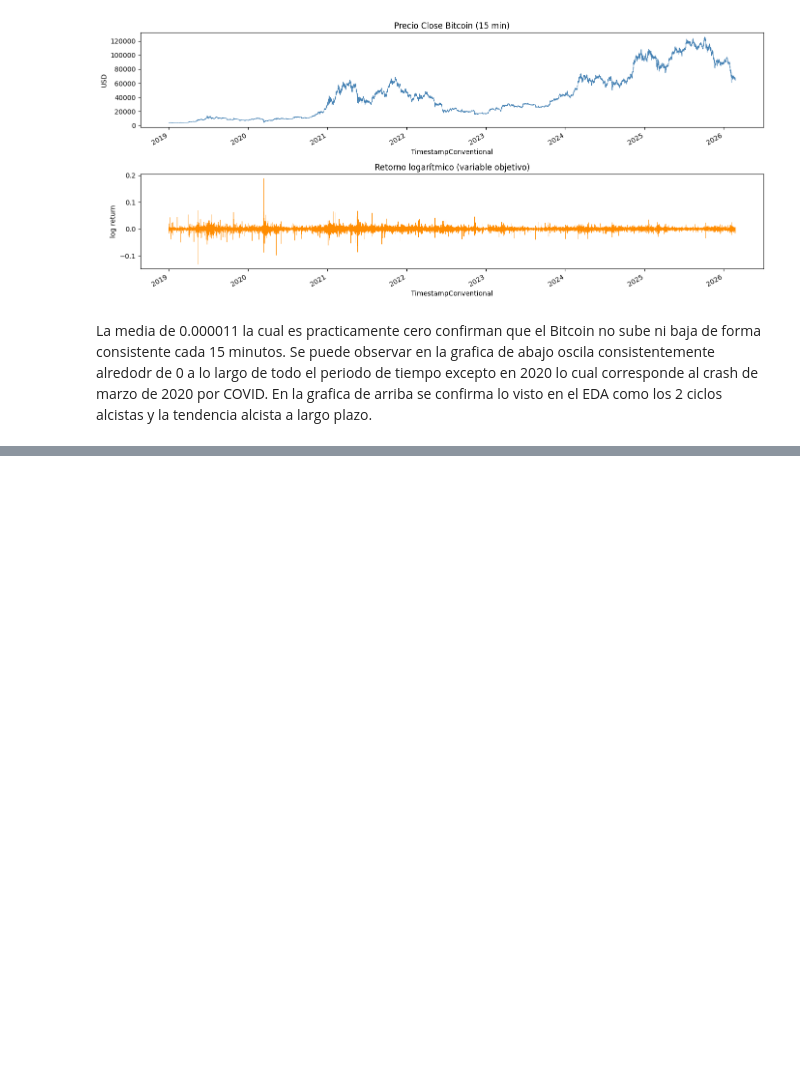
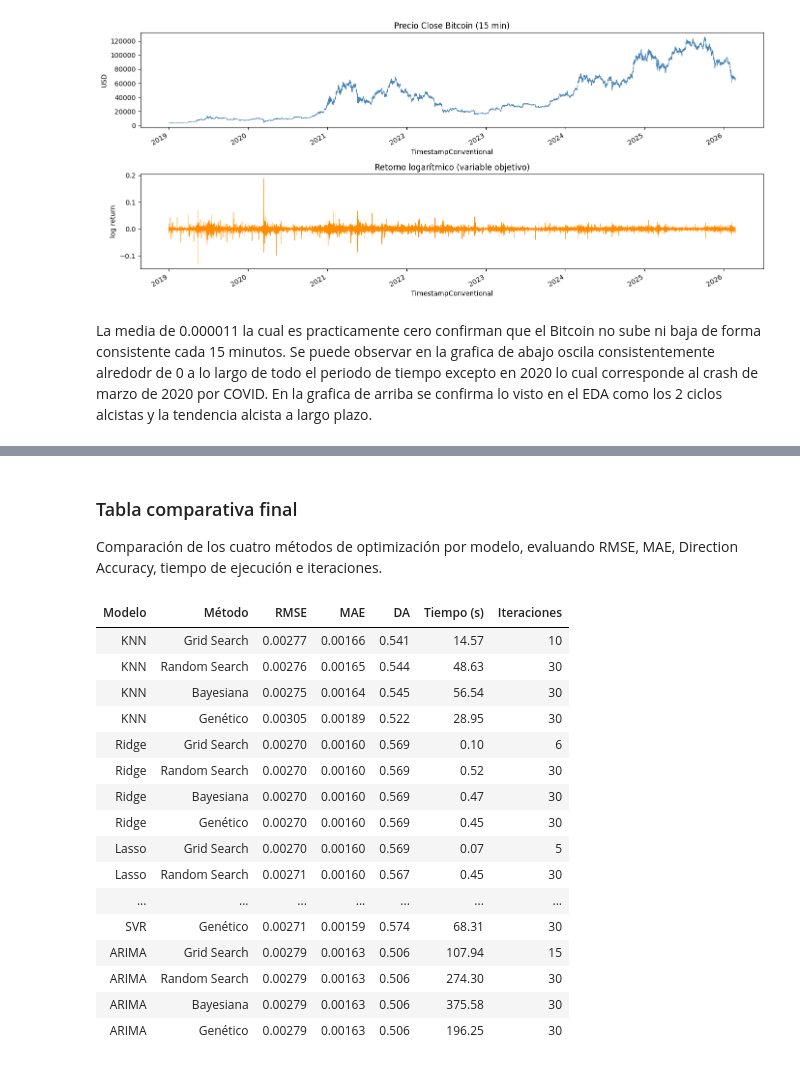
Before and after one commit to T1fff/Proyecto-Investigacion-Bitcoin, a Jupyter notebook: BPP.ipynb, the cells around one changed output, grey strips where cells are left out. Drawn from its saved outputs; the diff is of its cells as text; code cells hidden in the pictures; blank space fills up the shorter version.

```diff
--- a/BPP.ipynb
+++ b/BPP.ipynb
@@ -286,0 +633,71 @@ Decision Tree   — RMSE: 0.00267 | MAE: 0.00160 | Tiempo: 2.78s | Params: {'mod
+# %% [markdown]
+### Tabla comparativa final
+
+Comparación de los cuatro métodos de optimización por modelo, evaluando
+RMSE, MAE, Direction Accuracy, tiempo de ejecución e iteraciones.
+# %%
+filas = []
+for nombre in modelos.keys():
+    for metodo, resultados in [('Grid Search',  resultados_grid),
+                                ('Random Search', resultados_random),
+                                ('Bayesiana',     resultados_optuna),
+                                ('Genético',      resultados_deap)]:
+        filas.append({
+            'Modelo'     : nombre,
+            'Método'     : metodo,
+            'RMSE'       : round(resultados[nombre]['rmse'], 5),
+            'MAE'        : round(resultados[nombre]['mae'], 5),
+            'DA'         : round(resultados[nombre]['da'], 3),
+            'Tiempo (s)' : resultados[nombre]['tiempo'],
+            'Iteraciones': resultados[nombre]['iteraciones']
+        })
+
+tabla = pd.DataFrame(filas)
+
+# Highlight mejor RMSE por modelo
+def highlight_best(df):
+    styled = df.style\
+        .background_gradient(subset=['RMSE'], cmap='RdYlGn_r')\
+        .background_gradient(subset=['DA'],   cmap='RdYlGn')\
+        .background_gradient(subset=['MAE'],  cmap='RdYlGn_r')\
+        .format({
+            'RMSE'      : '{:.5f}',
+            'MAE'       : '{:.5f}',
+            'DA'        : '{:.3f}',
+            'Tiempo (s)': '{:.2f}'
+        })\
+        .set_table_styles([
+            {'selector': 'thead th',
+             'props': [('background-color', '#2c3e50'),
+                       ('color', 'white'),
+                       ('font-weight', 'bold'),
+                       ('text-align', 'center'),
+                       ('padding', '8px')]},
+            {'selector': 'tbody td',
+             'props': [('text-align', 'center'),
+                       ('padding', '6px')]},
+            {'selector': 'tbody tr:hover',
+             'props': [('background-color', '#f0f4f8')]},
+        ])\
+        .hide(axis='index')
+    return styled
+
+highlight_best(tabla)
+# %% [output]
+| Modelo | Método | RMSE | MAE | DA | Tiempo (s) | Iteraciones |
+| KNN | Grid Search | 0.00277 | 0.00166 | 0.541 | 14.57 | 10 |
+| KNN | Random Search | 0.00276 | 0.00165 | 0.544 | 48.63 | 30 |
+| KNN | Bayesiana | 0.00275 | 0.00164 | 0.545 | 56.54 | 30 |
+| KNN | Genético | 0.00305 | 0.00189 | 0.522 | 28.95 | 30 |
+| Ridge | Grid Search | 0.00270 | 0.00160 | 0.569 | 0.10 | 6 |
+| Ridge | Random Search | 0.00270 | 0.00160 | 0.569 | 0.52 | 30 |
+| Ridge | Bayesiana | 0.00270 | 0.00160 | 0.569 | 0.47 | 30 |
+| Ridge | Genético | 0.00270 | 0.00160 | 0.569 | 0.45 | 30 |
+| Lasso | Grid Search | 0.00270 | 0.00160 | 0.569 | 0.07 | 5 |
+| Lasso | Random Search | 0.00271 | 0.00160 | 0.567 | 0.45 | 30 |
+| ... | ... | ... | ... | ... | ... | ... |
+| SVR | Genético | 0.00271 | 0.00159 | 0.574 | 68.31 | 30 |
+| ARIMA | Grid Search | 0.00279 | 0.00163 | 0.506 | 107.94 | 15 |
+| ARIMA | Random Search | 0.00279 | 0.00163 | 0.506 | 274.30 | 30 |
+| ARIMA | Bayesiana | 0.00279 | 0.00163 | 0.506 | 375.58 | 30 |
+| ARIMA | Genético | 0.00279 | 0.00163 | 0.506 | 196.25 | 30 |
```
Also changed, not shown: parts of 27 cells of this notebook, 1 other file.
